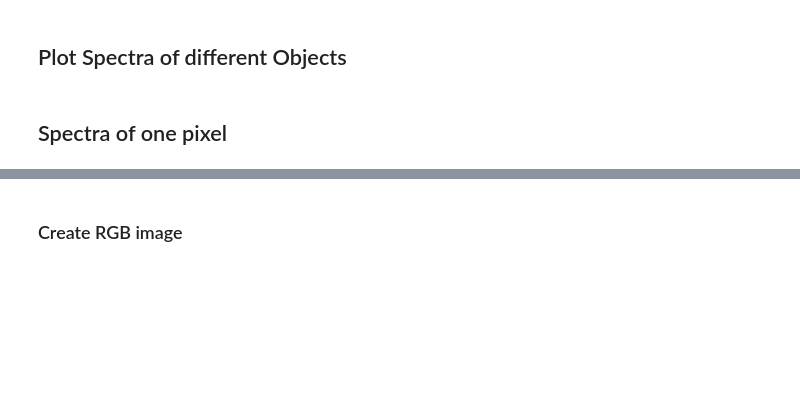
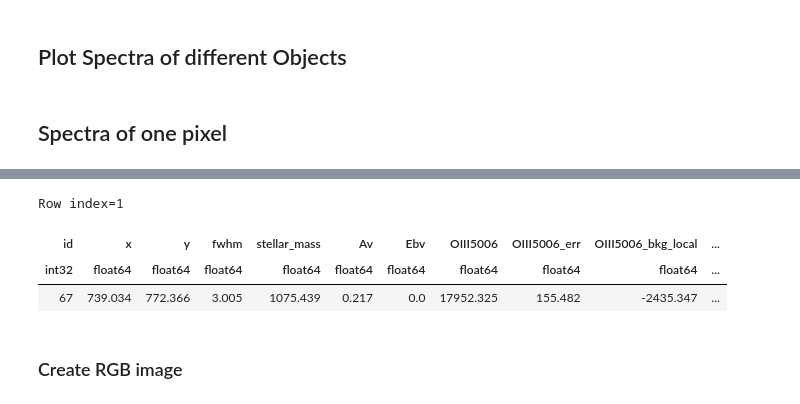
Before and after one commit to fschmnn/pnlf, a Jupyter notebook: notebooks/PHANGS_data.ipynb, the cells around one changed output, grey strips where cells are left out. Drawn from its saved outputs; the diff is of its cells as text; code cells hidden in the pictures; blank space fills up the shorter version.

```diff
--- a/notebooks/PHANGS_data.ipynb
+++ b/notebooks/PHANGS_data.ipynb
@@ -354,3 +362,10 @@ cutout_spectrum(position,galaxy.whitelight,data_cube,galaxy.wcs,galaxy.name)
+# %%
+row
+# %% [output]
+Row index=1
+| id | x | y | fwhm | stellar_mass | Av | Ebv | OIII5006 | OIII5006_err | OIII5006_bkg_local | ... |
+| int32 | float64 | float64 | float64 | float64 | float64 | float64 | float64 | float64 | float64 | ... |
+| 67 | 739.034 | 772.366 | 3.005 | 1075.439 | 0.217 | 0.0 | 17952.325 | 155.482 | -2435.347 | ... |
 # %% [markdown]
 ### Create RGB image
 # %%
```
Also changed, not shown: parts of 12 cells of this notebook, 14 other files.
